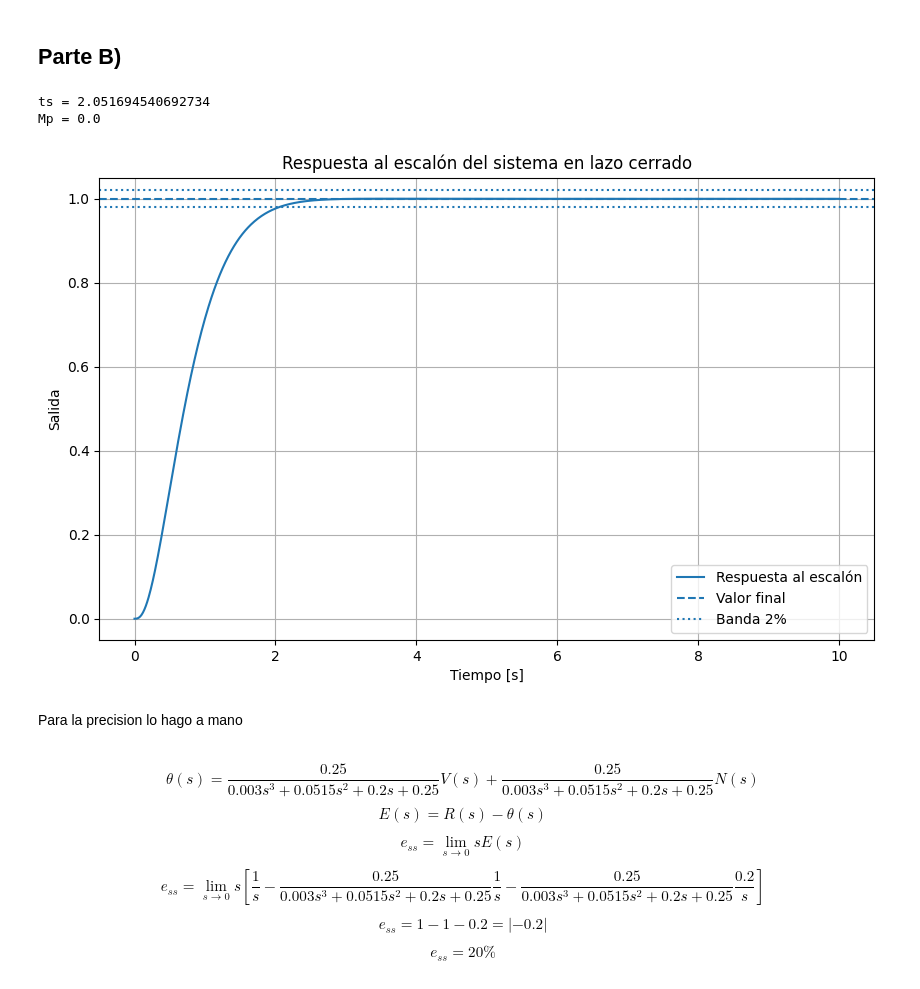
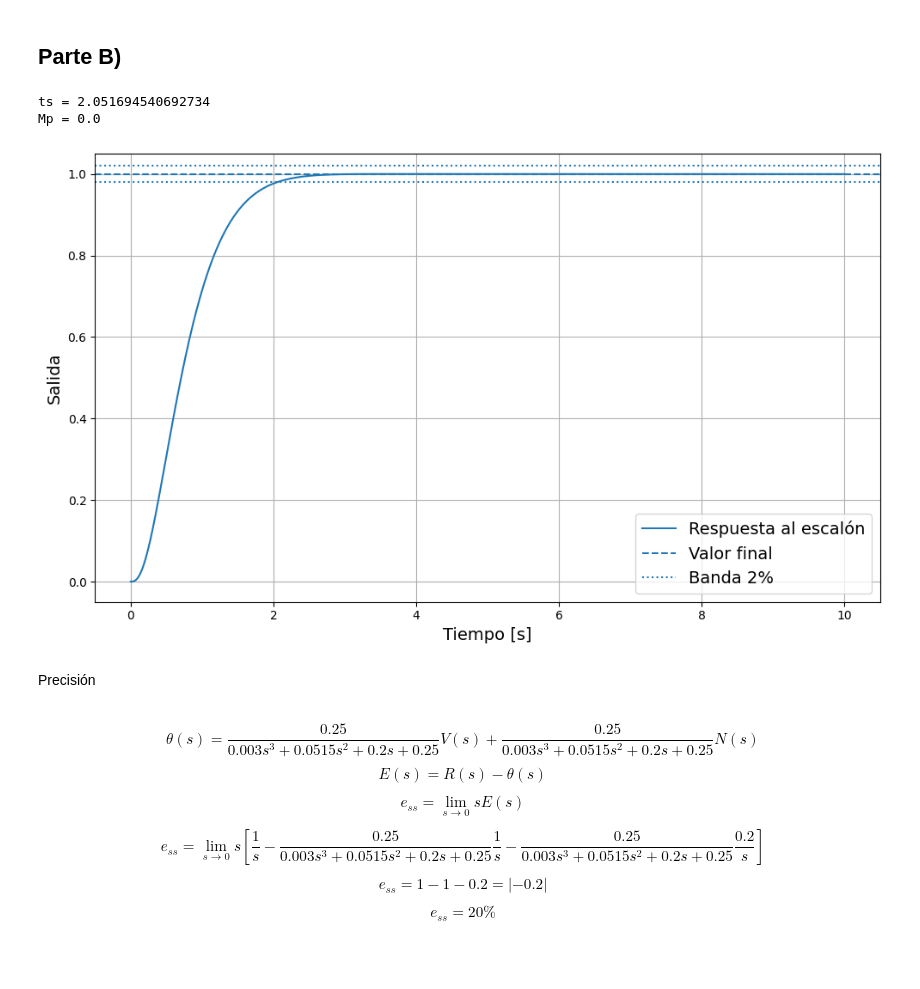
Before and after one commit to LucioLuque/Control-TP1, a Jupyter notebook: Ejercicio1.ipynb, the cells around one changed output. Drawn from its saved outputs; the diff is of its cells as text; code cells hidden in the pictures; blank space fills up the shorter version.

```diff
--- a/Ejercicio1.ipynb
+++ b/Ejercicio1.ipynb
@@ -289,29 +232,29 @@ Para el caso de la referencia de tipo rampa se deberia introducir el siguiente c
 # %%
 Tv = ctrl.TransferFunction([0.25], [0.003, 0.0515, 0.2, 0])
 T = ctrl.feedback(Tv, 1)
 info = ctrl.step_info(T, SettlingTimeThreshold=0.02)
 print("ts =", info["SettlingTime"])
 print("Mp =", info["Overshoot"])
 
 t = np.linspace(0, 10, 1000)
 t, y = ctrl.step_response(T, T=t)
 plt.figure(figsize=(10,6))
 plt.plot(t, y, label='Respuesta al escalón')
 plt.axhline(info["SteadyStateValue"], linestyle='--', label='Valor final')
 plt.axhline(1.02 * info["SteadyStateValue"], linestyle=':', label='Banda 2%')
 plt.axhline(0.98 * info["SteadyStateValue"], linestyle=':')
-plt.xlabel('Tiempo [s]')
-plt.ylabel('Salida')
-plt.title('Respuesta al escalón del sistema en lazo cerrado')
+plt.xlabel("Tiempo [s]", fontsize=14)
+plt.ylabel("Salida", fontsize=14)
 plt.grid(True)
-plt.legend()
+plt.legend(fontsize=14)
+plt.tight_layout()
 plt.show()
 # %% [output]
 ts = 2.051694540692734
 Mp = 0.0
-[figure, old version]
+[figure, new version]
 # %% [markdown]
-Para la precision lo hago a mano
+Precisión
 # %% [markdown]
 $$\theta(s)=\frac{0.25}{0.003s^3 + 0.0515s^2 + 0.2s+ 0.25}V(s) + \frac{0.25}{0.003s^3 + 0.0515s^2 + 0.2s+ 0.25}N(s)$$
 $$E(s)=R(s) - \theta(s)$$
```
Also changed, not shown: parts of 23 cells of this notebook.
